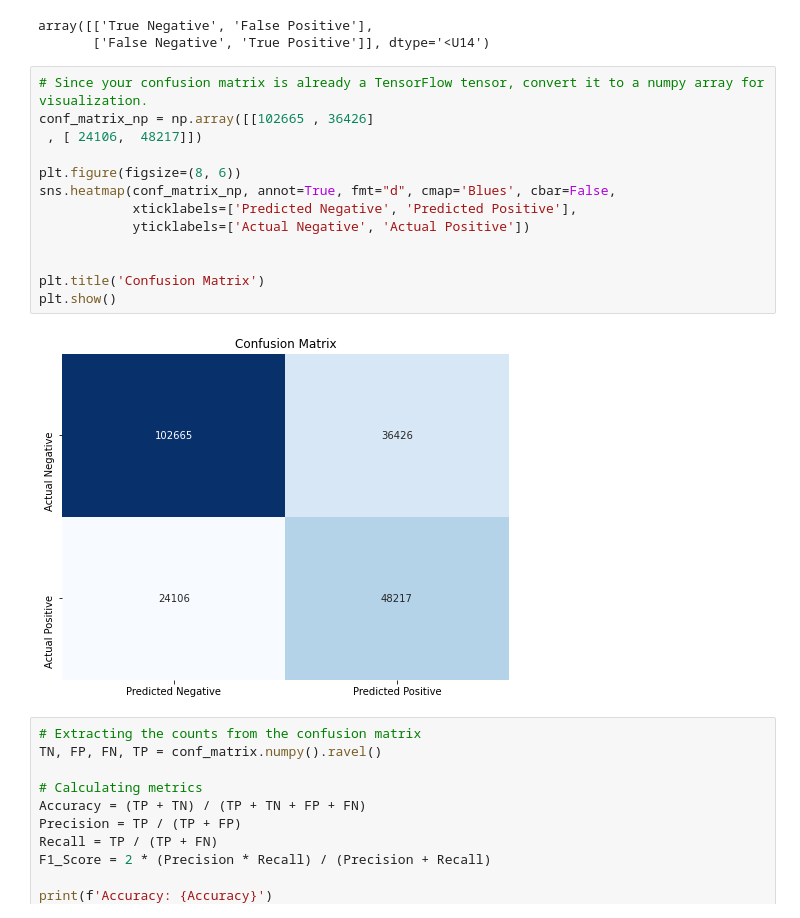
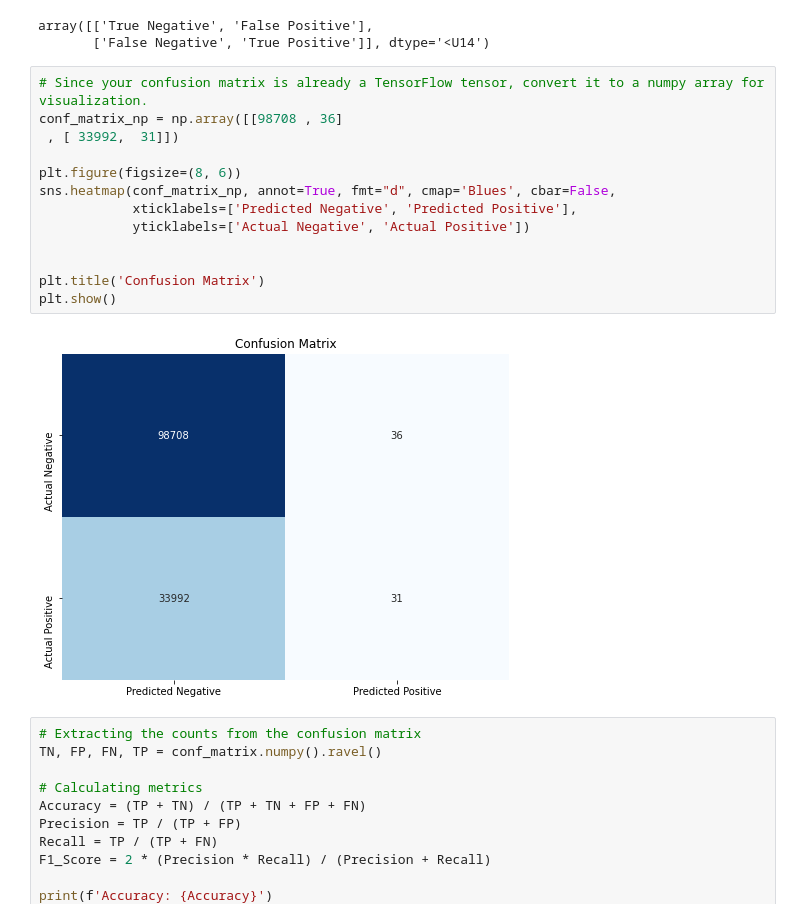
Before and after one commit to DZavalza2/sepsis_early_detection, a Jupyter notebook: LSTM/lstm_sepsis.ipynb, the cells around one changed output. Saved outputs shown, nothing was run; the diff lists cells and outputs as text.

```diff
--- a/LSTM/lstm_sepsis.ipynb
+++ b/LSTM/lstm_sepsis.ipynb
@@ -148,19 +262,19 @@ array([['True Negative', 'False Positive'],
        ['False Negative', 'True Positive']], dtype='<U14')
 # %%
 # Since your confusion matrix is already a TensorFlow tensor, convert it to a numpy array for visualization.
-conf_matrix_np = np.array([[102665 , 36426]
- , [ 24106,  48217]])
+conf_matrix_np = np.array([[98708 , 36]
+ , [ 33992,  31]])
 
 plt.figure(figsize=(8, 6))
 sns.heatmap(conf_matrix_np, annot=True, fmt="d", cmap='Blues', cbar=False,
             xticklabels=['Predicted Negative', 'Predicted Positive'],
             yticklabels=['Actual Negative', 'Actual Positive'])
 
 
 plt.title('Confusion Matrix')
 plt.show()
 # %% [output]
-[figure, old version]
+[figure, new version]
 # %%
 # Extracting the counts from the confusion matrix
 TN, FP, FN, TP = conf_matrix.numpy().ravel()
```
Also changed, not shown: parts of 14 cells of this notebook.
